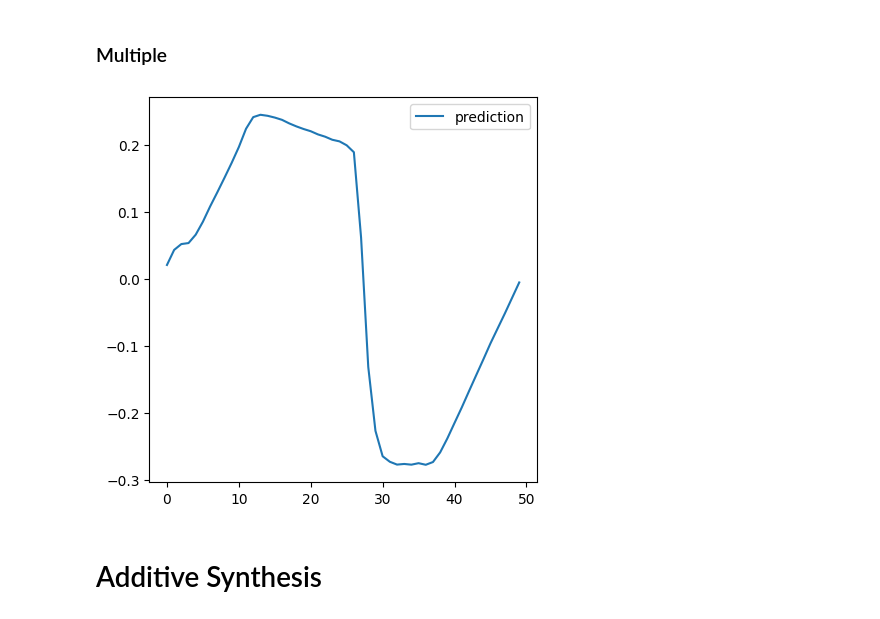
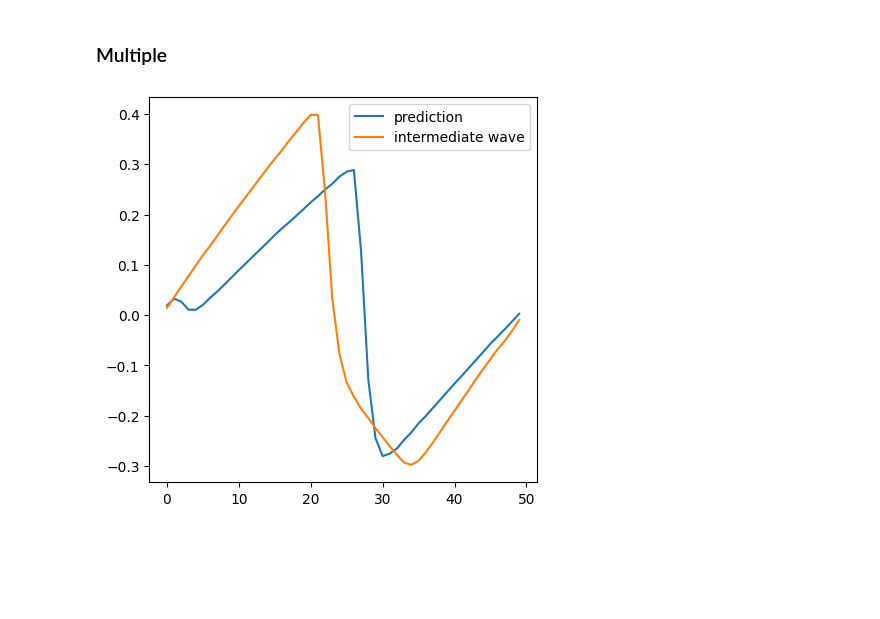
Before and after one commit to javiech1/TFG, a Jupyter notebook: resampling.ipynb, the cells around one changed output. Cells and saved outputs as stored; diff of their text form; code cells hidden in the pictures; blank space fills up the shorter version.

```diff
--- a/resampling.ipynb
+++ b/resampling.ipynb
@@ -81,16 +83,15 @@ plt.show()
 # %%
 x = pd.DataFrame(saw_audio, tri_audio)
 y = pd.DataFrame(trisaw_audio)
 mlr = LinearRegression()
 mlr.fit(x, y)
 
 y_pred_mlr = mlr.predict(x)
 
 plt.rcParams["figure.figsize"] = (5,5)
-plt.plot(y_pred_slr, label = 'prediction')
+plt.plot(y_pred_mlr, label = 'prediction')
+plt.plot(trisaw_audio, label = 'intermediate wave')
 plt.legend()
 plt.show()
 # %% [output]
-[figure, old version]
+[figure, new version]
-# %% [markdown]
-# Additive Synthesis
```
Also changed, not shown: parts of 21 cells of this notebook.
